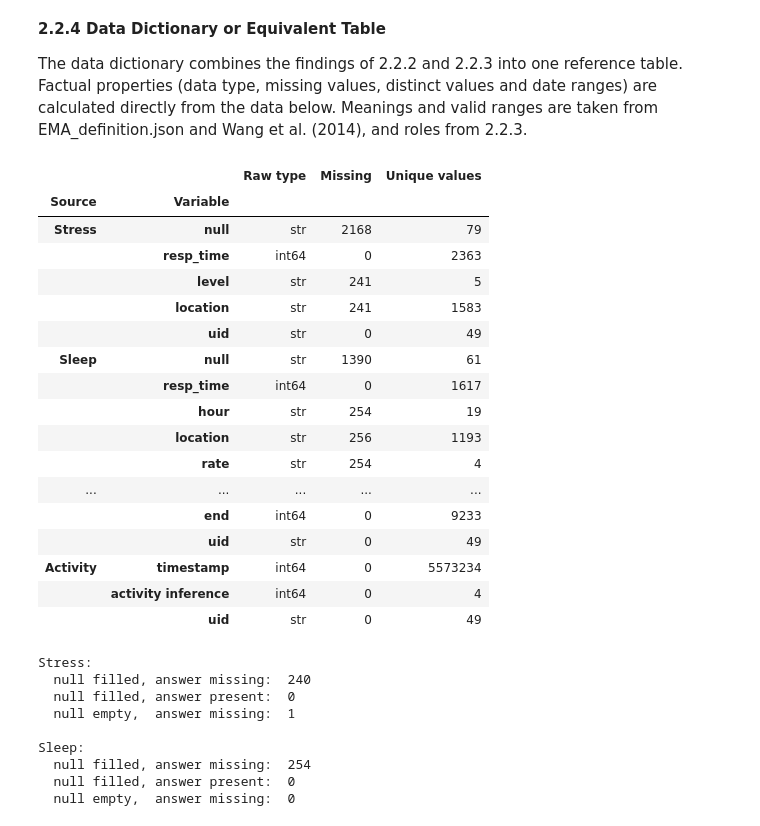
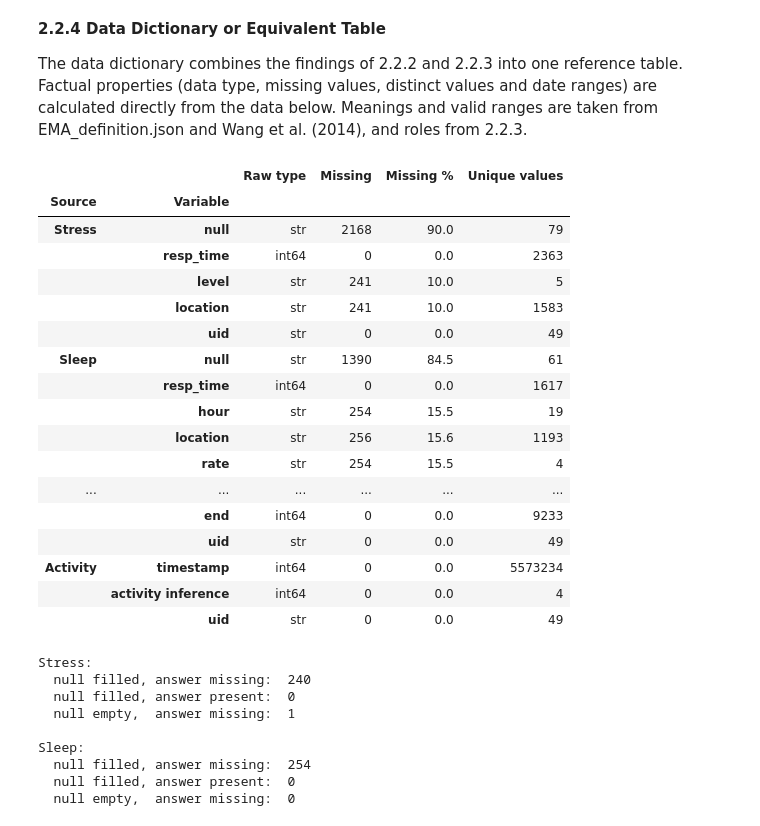
Before and after one commit to dan-1379/Data-Analytics-Project, a Jupyter notebook: notebooks/StudentLife.ipynb, the cells around one changed output. Saved outputs shown, nothing was run; the diff lists cells and outputs as text; code cells hidden in the pictures.

```diff
--- a/notebooks/StudentLife.ipynb
+++ b/notebooks/StudentLife.ipynb
@@ -534,37 +559,38 @@ The data dictionary combines the findings of 2.2.2 and 2.2.3 into one reference
 # %%
 # Build the factual part of the data dictionary from the data itself
 rows = []
 
 for name, df in streams.items():
     for column in df.columns:
         rows.append({
             "Variable": column.strip(),
             "Source": name,
             "Raw type": str(df[column].dtype),
             "Missing": int(df[column].isna().sum()),
+            "Missing %": round(df[column].isna().mean() * 100, 1),
             "Unique values": df[column].nunique(),
         })
 
 pd.DataFrame(rows).set_index(["Source", "Variable"])
 # %% [output]
-|  |  | Raw type | Missing | Unique values |
-| Source | Variable |  |  |  |
-| Stress | null | str | 2168 | 79 |
-|  | resp_time | int64 | 0 | 2363 |
-|  | level | str | 241 | 5 |
-|  | location | str | 241 | 1583 |
-|  | uid | str | 0 | 49 |
-| Sleep | null | str | 1390 | 61 |
-|  | resp_time | int64 | 0 | 1617 |
-|  | hour | str | 254 | 19 |
-|  | location | str | 256 | 1193 |
-|  | rate | str | 254 | 4 |
-| ... | ... | ... | ... | ... |
-|  | end | int64 | 0 | 9233 |
-|  | uid | str | 0 | 49 |
-| Activity | timestamp | int64 | 0 | 5573234 |
-|  | activity inference | int64 | 0 | 4 |
-|  | uid | str | 0 | 49 |
+|  |  | Raw type | Missing | Missing % | Unique values |
+| Source | Variable |  |  |  |  |
+| Stress | null | str | 2168 | 90.0 | 79 |
+|  | resp_time | int64 | 0 | 0.0 | 2363 |
+|  | level | str | 241 | 10.0 | 5 |
+|  | location | str | 241 | 10.0 | 1583 |
+|  | uid | str | 0 | 0.0 | 49 |
+| Sleep | null | str | 1390 | 84.5 | 61 |
+|  | resp_time | int64 | 0 | 0.0 | 1617 |
+|  | hour | str | 254 | 15.5 | 19 |
+|  | location | str | 256 | 15.6 | 1193 |
+|  | rate | str | 254 | 15.5 | 4 |
+| ... | ... | ... | ... | ... | ... |
+|  | end | int64 | 0 | 0.0 | 9233 |
+|  | uid | str | 0 | 0.0 | 49 |
+| Activity | timestamp | int64 | 0 | 0.0 | 5573234 |
+|  | activity inference | int64 | 0 | 0.0 | 4 |
+|  | uid | str | 0 | 0.0 | 49 |
 # %%
 # Check whether records with a 'null' value are the same records missing an answer
 for name, df, answer in [("Stress", stress, "level"), ("Sleep", sleep, "hour")]:
```
Also changed, not shown: parts of 11 cells of this notebook.
